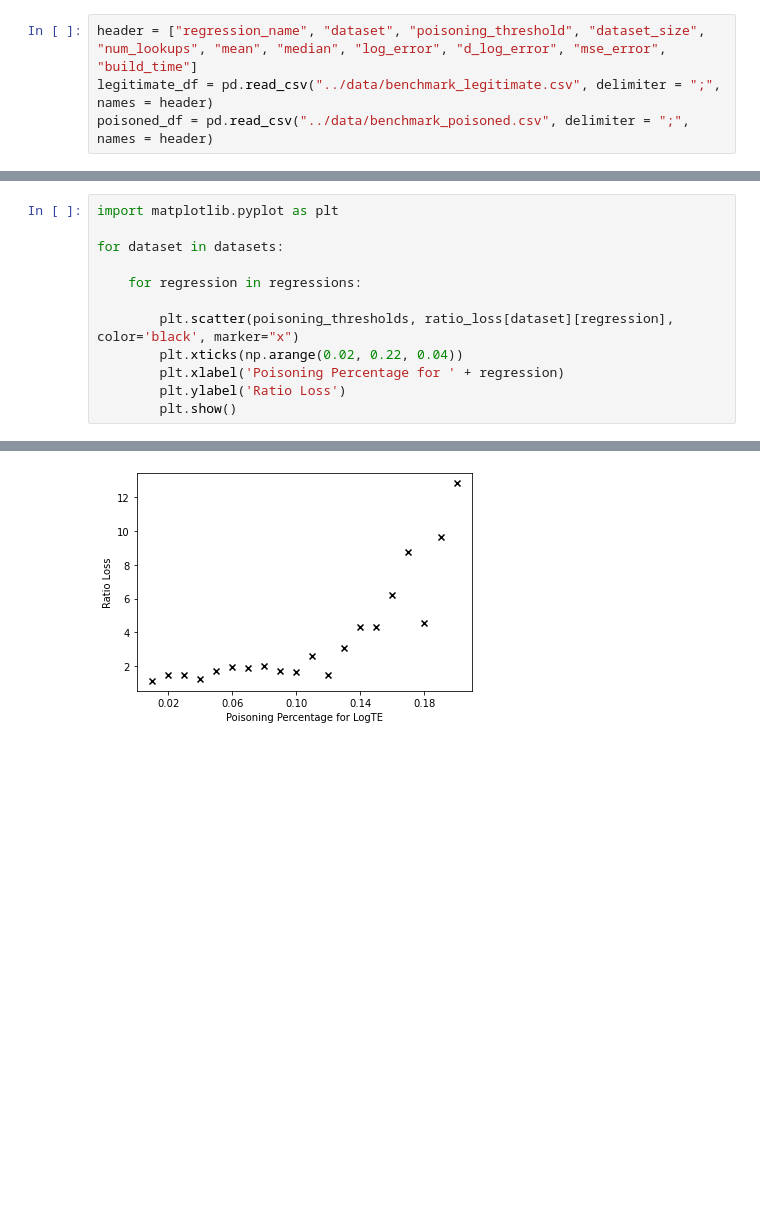
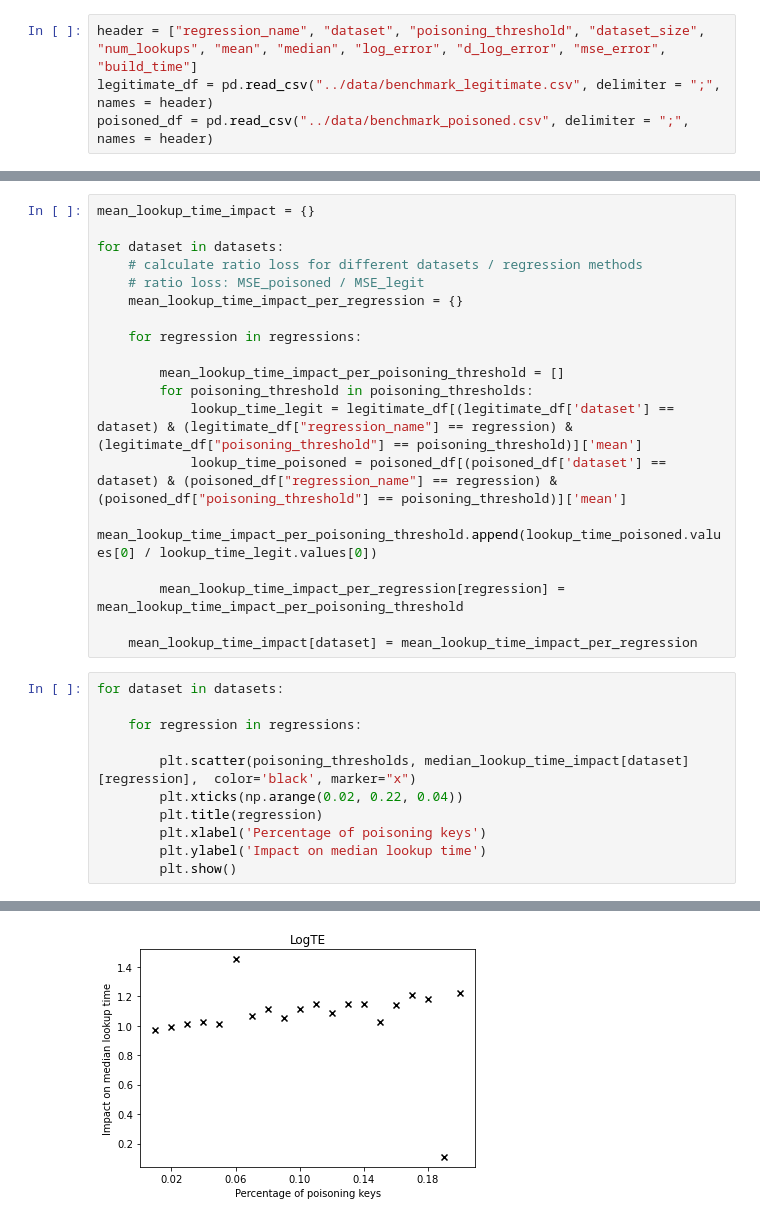
Before and after one commit to Bachfischer/poisoning-learned-indexes, a Jupyter notebook: src/data-visualization.ipynb, the cells around one changed output, grey strips where cells are left out. Drawn from its saved outputs; the diff is of its cells as text; blank space fills up the shorter version.

Commit message:
update visualizations

```diff
--- a/src/data-visualization.ipynb
+++ b/src/data-visualization.ipynb
@@ -69,13 +43,31 @@ ratio_loss['poisoning']['SLR']
+# %%
+mean_lookup_time_impact = {}
+
+for dataset in datasets:
+    # calculate ratio loss for different datasets / regression methods
+    # ratio loss: MSE_poisoned / MSE_legit
+    mean_lookup_time_impact_per_regression = {}
+
+    for regression in regressions:
+
+        mean_lookup_time_impact_per_poisoning_threshold = []
+        for poisoning_threshold in poisoning_thresholds:
+            lookup_time_legit = legitimate_df[(legitimate_df['dataset'] == dataset) & (legitimate_df["regression_name"] == regression) & (legitimate_df["poisoning_threshold"] == poisoning_threshold)]['mean']
+            lookup_time_poisoned = poisoned_df[(poisoned_df['dataset'] == dataset) & (poisoned_df["regression_name"] == regression) & (poisoned_df["poisoning_threshold"] == poisoning_threshold)]['mean']
+            mean_lookup_time_impact_per_poisoning_threshold.append(lookup_time_poisoned.values[0] / lookup_time_legit.values[0])
+
+        mean_lookup_time_impact_per_regression[regression] = mean_lookup_time_impact_per_poisoning_threshold
+
+    mean_lookup_time_impact[dataset] = mean_lookup_time_impact_per_regression
 # %%
-import matplotlib.pyplot as plt
-
 for dataset in datasets:
 
     for regression in regressions:
 
-        plt.scatter(poisoning_thresholds, ratio_loss[dataset][regression],  color='black', marker="x")
+        plt.scatter(poisoning_thresholds, median_lookup_time_impact[dataset][regression],  color='black', marker="x")
         plt.xticks(np.arange(0.02, 0.22, 0.04))
-        plt.xlabel('Poisoning Percentage for ' + regression)
-        plt.ylabel('Ratio Loss')
+        plt.title(regression)
+        plt.xlabel('Percentage of poisoning keys')
+        plt.ylabel('Impact on median lookup time')
         plt.show()
 # %% [output]
@@ -83 +75 @@ for dataset in datasets:
-[figure, old version]
+[figure, new version]
```
Also changed, not shown: parts of 8 cells of this notebook.
